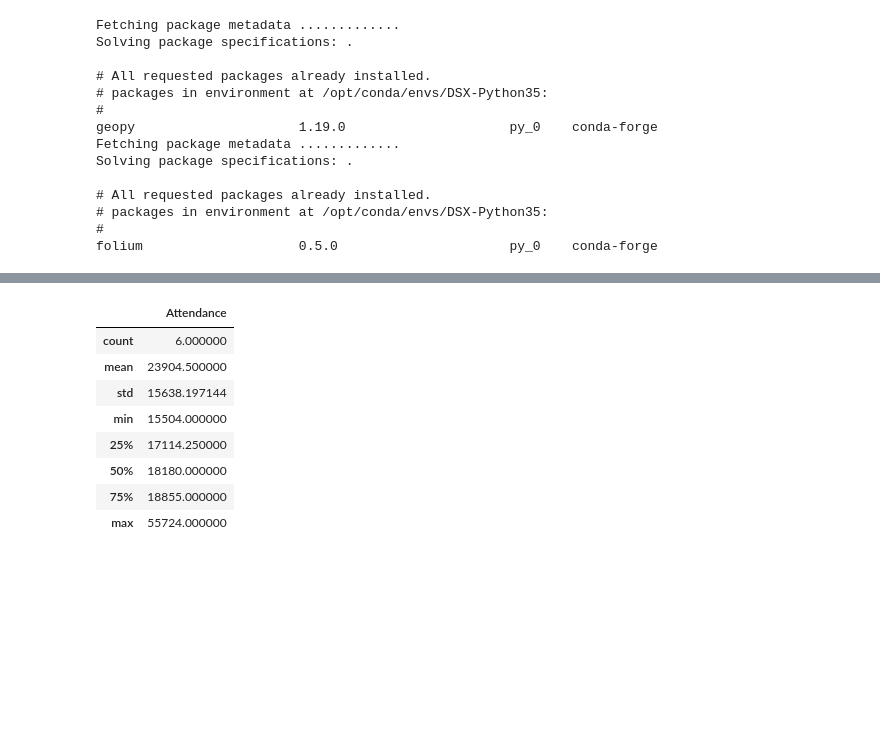
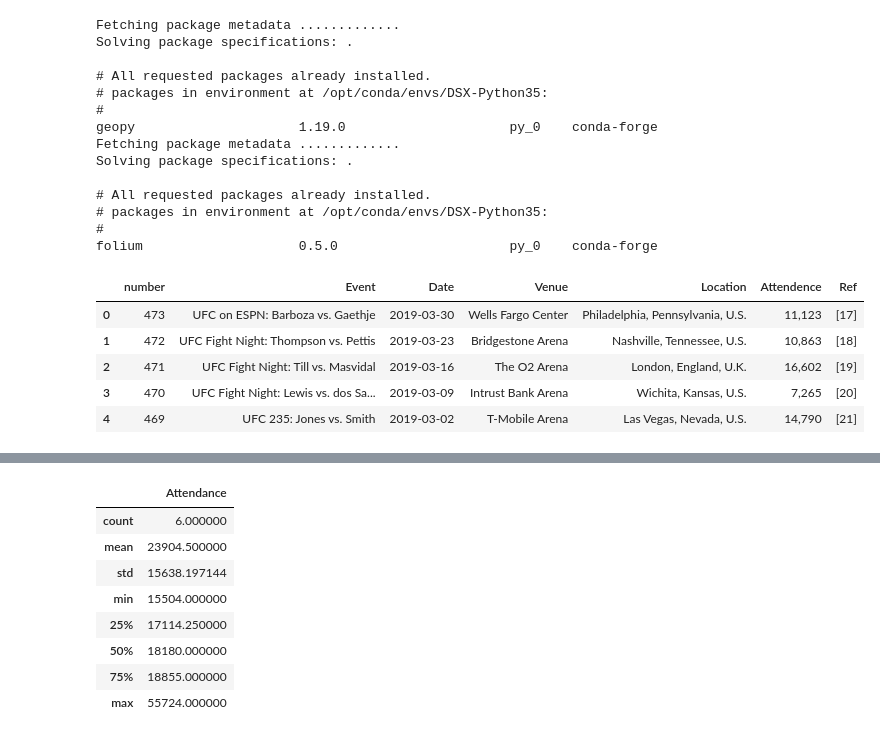
Before and after one commit to ZhichenSong/Coursera-Capstone, a Jupyter notebook: The Battle of Neighborhoods.ipynb, the cells around one changed output, grey strips where cells are left out. Saved outputs shown, nothing was run; the diff lists cells and outputs as text; code cells hidden in the pictures; blank space fills up the shorter version.

```diff
--- a/The Battle of Neighborhoods.ipynb
+++ b/The Battle of Neighborhoods.ipynb
@@ -48,26 +48,34 @@ soup = BeautifulSoup(url,'lxml')
 # %%
 table_post = soup.find("table", {'id':'Past_events'})
 fields = table_post.find_all('td')
 
 number = []
 Event = []
 Date = []
 Venue = []
 Location = []
 Attendence = []
 Ref = []
 
 for i in range(0, len(fields), 7):
     number.append(fields[i].text.strip())
     Event.append(fields[i+1].text.strip())
     Date.append(fields[i+2].text.strip())
     Venue.append(fields[i+3].text.strip())
     Location.append(fields[i+4].text.strip())
     Attendence.append(fields[i+5].text.strip())
     Ref.append(fields[i+6].text.strip())
 
 df = pd.DataFrame(data=[number, Event, Date, Venue, Location, Attendence, Ref]).transpose()
 df.columns = ['number', 'Event', 'Date', 'Venue', 'Location', 'Attendence', 'Ref']
 df['Date'] = pd.to_datetime(df['Date'])
+df.head()
+# %% [output]
+|  | number | Event | Date | Venue | Location | Attendence | Ref |
+| 0 | 473 | UFC on ESPN: Barboza vs. Gaethje | 2019-03-30 | Wells Fargo Center | Philadelphia, Pennsylvania, U.S. | 11,123 | [17] |
+| 1 | 472 | UFC Fight Night: Thompson vs. Pettis | 2019-03-23 | Bridgestone Arena | Nashville, Tennessee, U.S. | 10,863 | [18] |
+| 2 | 471 | UFC Fight Night: Till vs. Masvidal | 2019-03-16 | The O2 Arena | London, England, U.K. | 16,602 | [19] |
+| 3 | 470 | UFC Fight Night: Lewis vs. dos Sa... | 2019-03-09 | Intrust Bank Arena | Wichita, Kansas, U.S. | 7,265 | [20] |
+| 4 | 469 | UFC 235: Jones vs. Smith | 2019-03-02 | T-Mobile Arena | Las Vegas, Nevada, U.S. | 14,790 | [21] |
 # %%
 df_1 = df[['Date', 'Event', 'Location', 'Attendence']]
```
Also changed, not shown: parts of 15 cells of this notebook.
